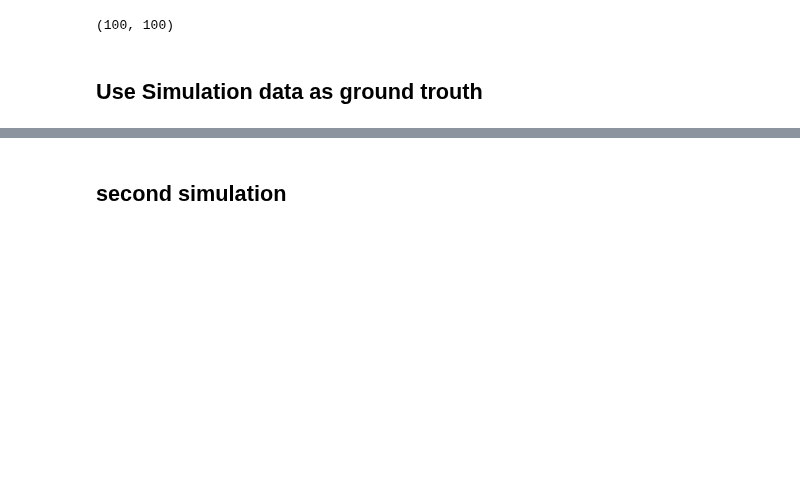
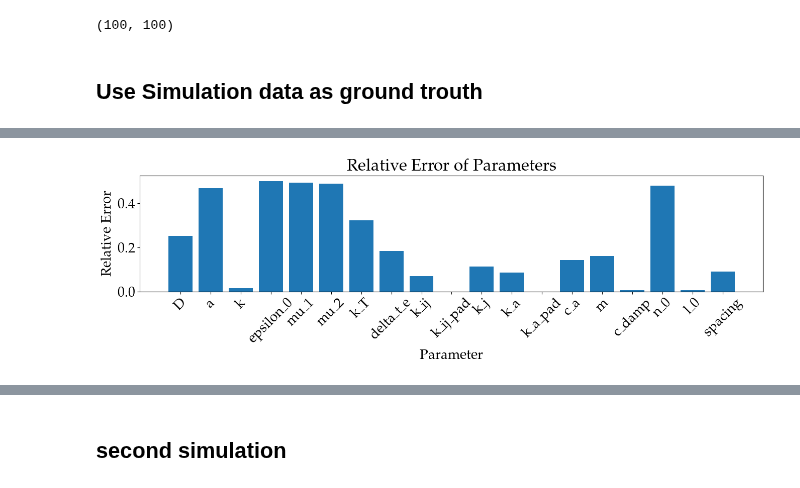
Before and after one commit to LukasBremer/SMM_AdODE_2D, a Jupyter notebook: adode_cluster/SpringMassModel/FullDomain.ipynb, the cells around one changed output, grey strips where cells are left out. Saved outputs shown, nothing was run; the diff lists cells and outputs as text; code cells hidden in the pictures; blank space fills up the shorter version.

```diff
--- a/adode_cluster/SpringMassModel/FullDomain.ipynb
+++ b/adode_cluster/SpringMassModel/FullDomain.ipynb
@@ -379,0 +466,25 @@ plt.show()
+# %%
+#show diagram of all param errors
+params_rec = dataset_MSD.params_train
+param_names = keys
+relative_errors = []
+
+for param_name in param_names:
+
+    real_value = params_true.get(param_name, np.nan)
+    train_value = params_rec.get(param_name, np.nan)
+    if np.isnan(real_value) or np.isnan(train_value):
+        relative_errors.append(np.nan)
+    else:
+        relative_error = np.abs((train_value - real_value) / real_value)
+        relative_errors.append(relative_error)
+# Plot the relative errors
+plt.figure(figsize=(16, 3))
+plt.bar(param_names, relative_errors)
+plt.xlabel('Parameter')
+plt.ylabel('Relative Error')
+plt.title('Relative Error of Parameters')
+plt.xticks(rotation=45)
+plt.show()
+# %% [output]
+[figure, added]
```
Also changed, not shown: parts of 11 cells of this notebook, 1 other file.
